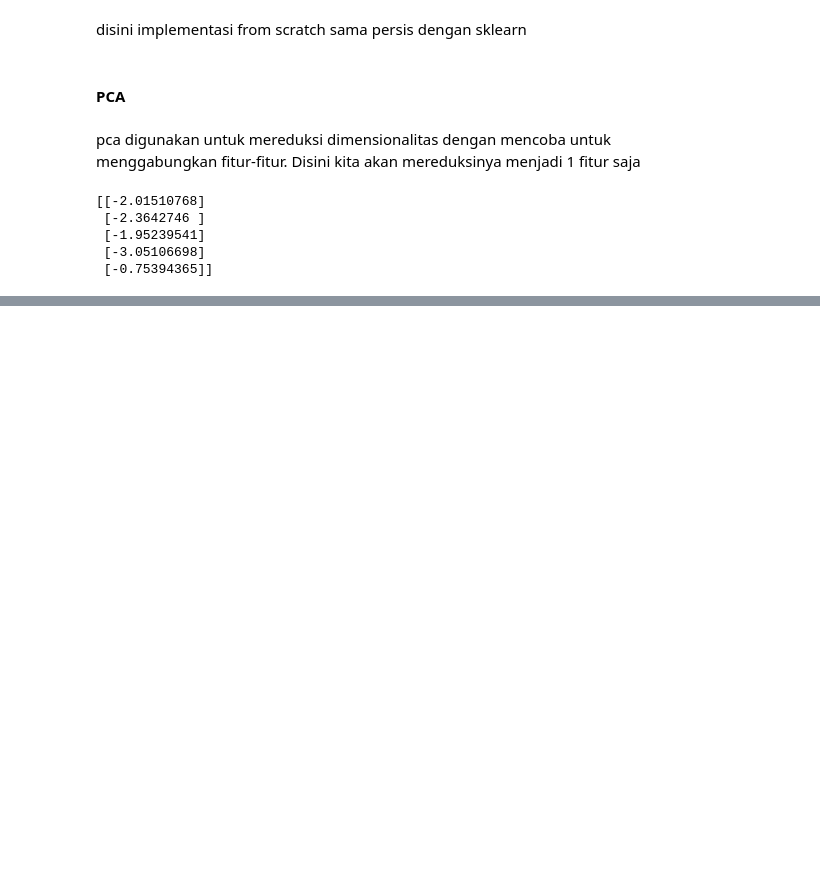
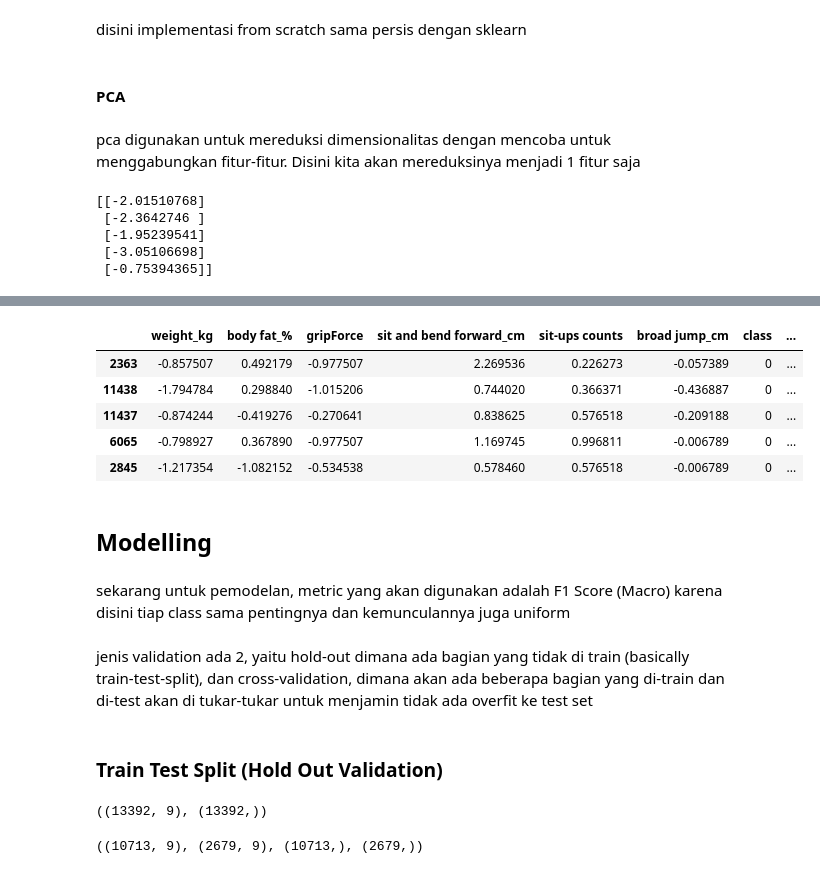
Before and after one commit to kirisame-ame/ML-Models-From-Scratch, a Jupyter notebook: src/doe.ipynb, the cells around one changed output, grey strips where cells are left out. Drawn from its saved outputs; the diff is of its cells as text; code cells hidden in the pictures; blank space fills up the shorter version.

```diff
--- a/src/doe.ipynb
+++ b/src/doe.ipynb
@@ -435,0 +497,18 @@ from sklearn.decomposition import PCA as SKPCA
+# %%
+df_transformed["dbscan_cluster"] = db_clusters
+df_transformed = df_transformed.drop(["systolic","diastolic","age","height_cm"],axis=1)
+# %%
+df_transformed.head()
+# %% [output]
+|  | weight_kg | body fat_% | gripForce | sit and bend forward_cm | sit-ups counts | broad jump_cm | class | ... |
+| 2363 | -0.857507 | 0.492179 | -0.977507 | 2.269536 | 0.226273 | -0.057389 | 0 | ... |
+| 11438 | -1.794784 | 0.298840 | -1.015206 | 0.744020 | 0.366371 | -0.436887 | 0 | ... |
+| 11437 | -0.874244 | -0.419276 | -0.270641 | 0.838625 | 0.576518 | -0.209188 | 0 | ... |
+| 6065 | -0.798927 | 0.367890 | -0.977507 | 1.169745 | 0.996811 | -0.006789 | 0 | ... |
+| 2845 | -1.217354 | -1.082152 | -0.534538 | 0.578460 | 0.576518 | -0.006789 | 0 | ... |
+# %% [markdown]
+## Modelling
+# %% [markdown]
+sekarang untuk pemodelan, metric yang akan digunakan adalah F1 Score (Macro) karena disini tiap class sama pentingnya dan kemunculannya juga uniform
+# %% [markdown]
+jenis validation ada 2, yaitu hold-out dimana ada bagian yang tidak di train (basically train-test-split), dan cross-validation, dimana akan ada beberapa bagian yang di-train dan di-test akan di tukar-tukar untuk menjamin tidak ada overfit ke test set
@@ -435,0 +518,2 @@ from sklearn.decomposition import PCA as SKPCA
+# %% [markdown]
+### Train Test Split (Hold Out Validation)
@@ -435,0 +523,4 @@ from sklearn.decomposition import PCA as SKPCA
+# %%
+X.shape, y.shape
+# %% [output]
+((13392, 9), (13392,))
@@ -435,0 +529,4 @@ from sklearn.decomposition import PCA as SKPCA
+# %%
+X_train.shape, X_test.shape, y_train.shape, y_test.shape
+# %% [output]
+((10713, 9), (2679, 9), (10713,), (2679,))
```
Also changed, not shown: parts of 78 cells of this notebook, 4 other files.
